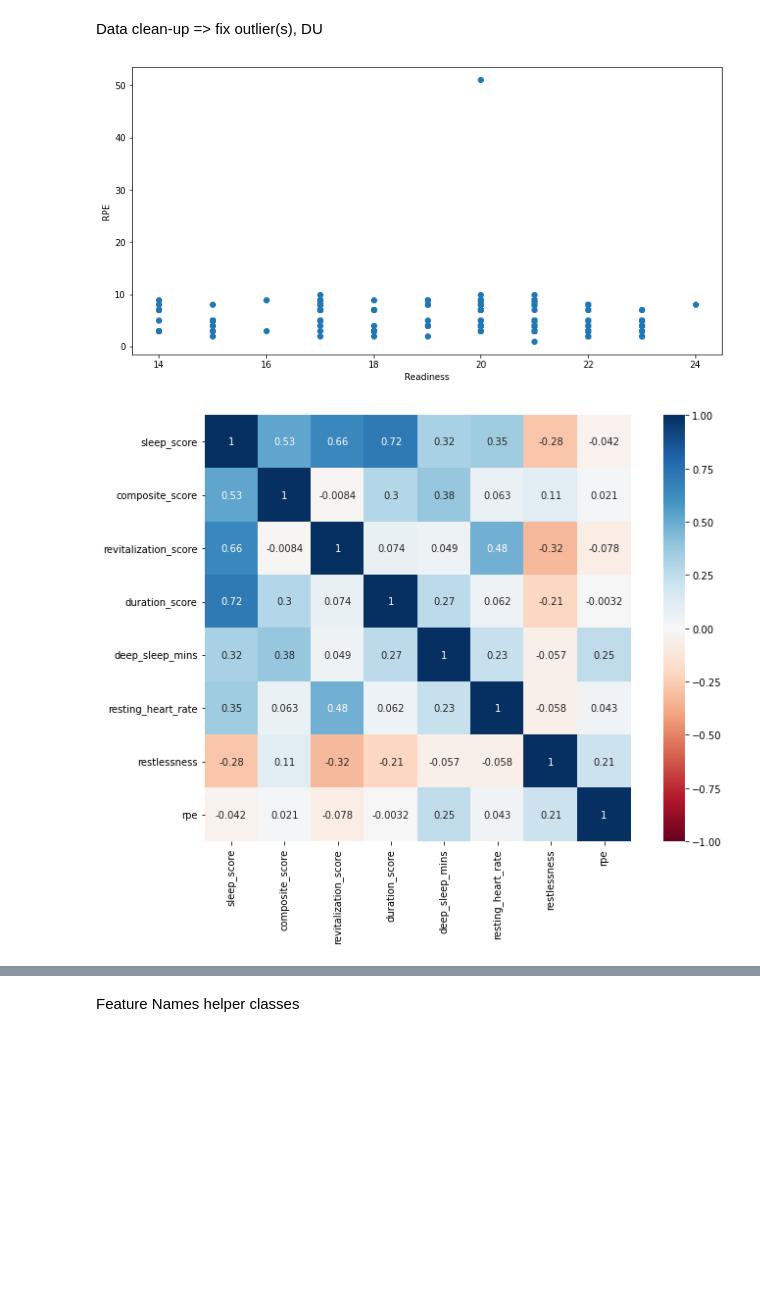
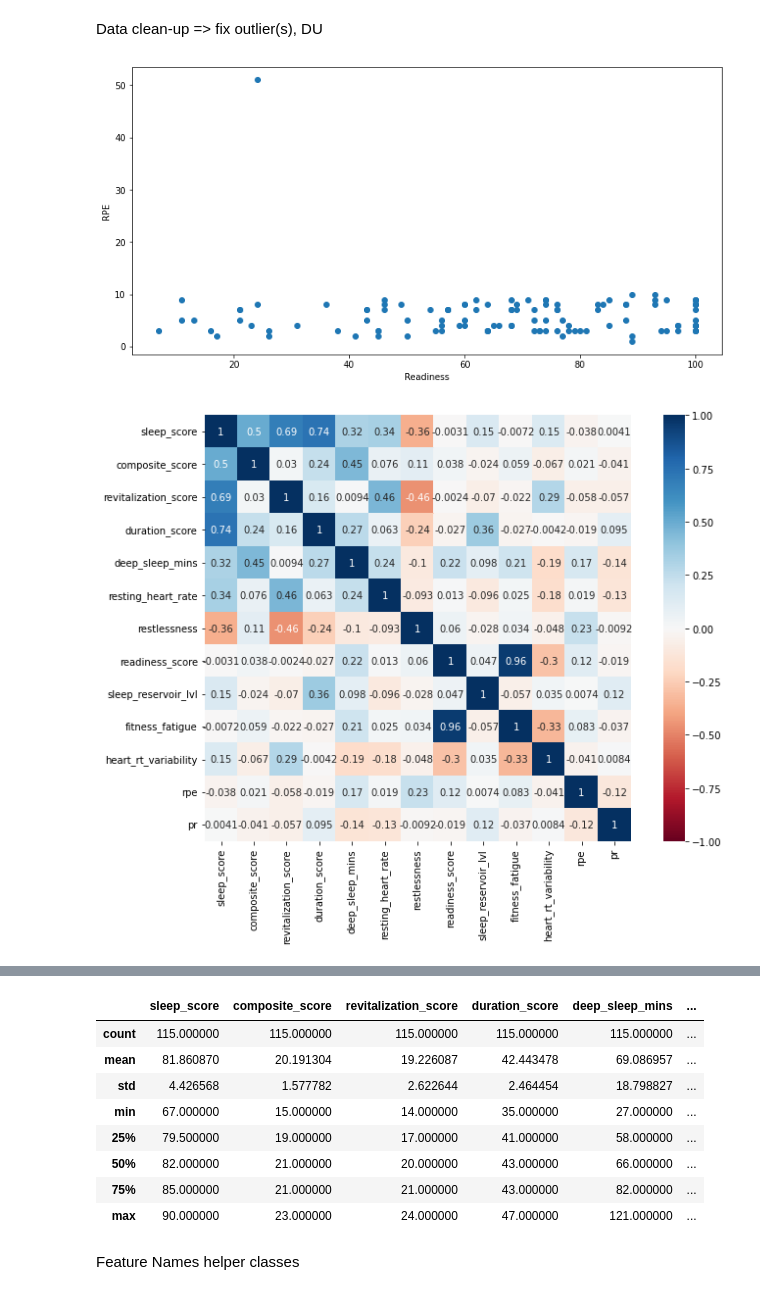
Before and after one commit to djfLtC0dr/python-playground, a Jupyter notebook: DASC522/djfDASC522hw3.ipynb, the cells around one changed output, grey strips where cells are left out. Drawn from its saved outputs; the diff is of its cells as text; code cells hidden in the pictures; blank space fills up the shorter version.

```diff
--- a/DASC522/djfDASC522hw3.ipynb
+++ b/DASC522/djfDASC522hw3.ipynb
@@ -252,16 +259,16 @@ None
 # %% [markdown]
 Data Prep => we need to subset data by mask where @RPE exists
 # %%
-mask = data[7].str.contains('@RPE', case=False, na=False)
+import warnings
+warnings.filterwarnings('ignore')
+
+mask = data[11].str.contains('@RPE', case=False, na=False)
 data = data[mask]
 # print(data.info())
 # Extract all instances of RPE as int from notes = index 10
-data[7] = data[7].str.extract(r'(@RPE+\d+)')
-data[7] = data[7].str[4:].astype(float)
-# 'readiness_score',
-#     # 8: 'sleep_reservoir_lvl',
-#     8: 'fitness_fatigue',
-#     9: 'heart_rt_variability',
+data[11] = data[11].str.extract(r'(@RPE+\d+)')
+data[11] = data[11].str[4:].astype(float)
+
 
 dict_col_names = {
     0: 'sleep_score',
@@ -271,7 +278,12 @@ dict_col_names = {
     4: 'deep_sleep_mins',
     5: 'resting_heart_rate',
     6: 'restlessness',
-    7: 'rpe'
+    7: 'readiness_score',
+    8: 'sleep_reservoir_lvl',
+    9: 'fitness_fatigue',
+    10: 'heart_rt_variability',
+    11: 'rpe',
+    12: 'pr'
 }
 
 data.rename(dict_col_names, axis=1, inplace=True)
@@ -311,36 +324,41 @@ import seaborn as sns
 from scipy import stats
 import numpy as np
 
 fig, ax = plt.subplots(figsize=(12,6))
-ax.scatter(data['revitalization_score'], data['rpe'])
+ax.scatter(data['readiness_score'], data['rpe'])
 ax.set_xlabel('Readiness')
 ax.set_ylabel('RPE')
 plt.show()
 
 # Z score
 z = np.abs(stats.zscore(data['rpe']))
 threshold = 3
 
 # Position of the outlier
 idx_outlier = np.where(z > threshold)
 # print(data.iloc[idx_outlier])
 
 median_rpe = data['rpe'].quantile(0.50)
 outlier_rpe = data['rpe'].quantile(0.9915)
 # print(outlier_rpe)
 # Any thing over 10 needs to be replaced with the median rpe
 data['rpe'] = np.where(data['rpe'] > outlier_rpe, int(median_rpe), data['rpe'])
 
 # correlation matrix
 fig, ax = plt.subplots(figsize=(12,8))
 sns.heatmap(data.corr(), cmap='RdBu', vmin=-1, vmax=1, annot=True, square=True, ax=ax)
 
 #visualizing distributions
-data.hist(bins=50, figsize=(15,10), ec='w')
+fig, ax = plt.subplots(figsize=(12,8))
+ticks = range(1, len(data.columns)+1)
+labels = list(data.columns)
+boxprops = dict(linestyle='--', linewidth=3, color='green')
+flierprops = dict(marker='o', markerfacecolor='red', markersize=6, linestyle='none')
+plt.boxplot(data.transpose(), showmeans=True, boxprops=boxprops, flierprops=flierprops)
+plt.xticks(ticks,labels)
 plt.show()
-#not all data is normal, we have some skewdness => will need to transform
 
-print(data.describe())
+data.describe()
 # %% [output]
-[figure, old version]
+[figure, new version]
-[figure, old version]
+[figure, new version]
@@ -367,3 +366,12 @@ max         121.000000           57.000000      0.116041   10.000000
+|  | sleep_score | composite_score | revitalization_score | duration_score | deep_sleep_mins | ... |
+| count | 115.000000 | 115.000000 | 115.000000 | 115.000000 | 115.000000 | ... |
+| mean | 81.860870 | 20.191304 | 19.226087 | 42.443478 | 69.086957 | ... |
+| std | 4.426568 | 1.577782 | 2.622644 | 2.464454 | 18.798827 | ... |
+| min | 67.000000 | 15.000000 | 14.000000 | 35.000000 | 27.000000 | ... |
+| 25% | 79.500000 | 19.000000 | 17.000000 | 41.000000 | 58.000000 | ... |
+| 50% | 82.000000 | 21.000000 | 20.000000 | 43.000000 | 66.000000 | ... |
+| 75% | 85.000000 | 21.000000 | 21.000000 | 43.000000 | 82.000000 | ... |
+| max | 90.000000 | 23.000000 | 24.000000 | 47.000000 | 121.000000 | ... |
 # %% [markdown]
 Feature Names helper classes
 # %%
```
Also changed, not shown: parts of 12 cells of this notebook.
